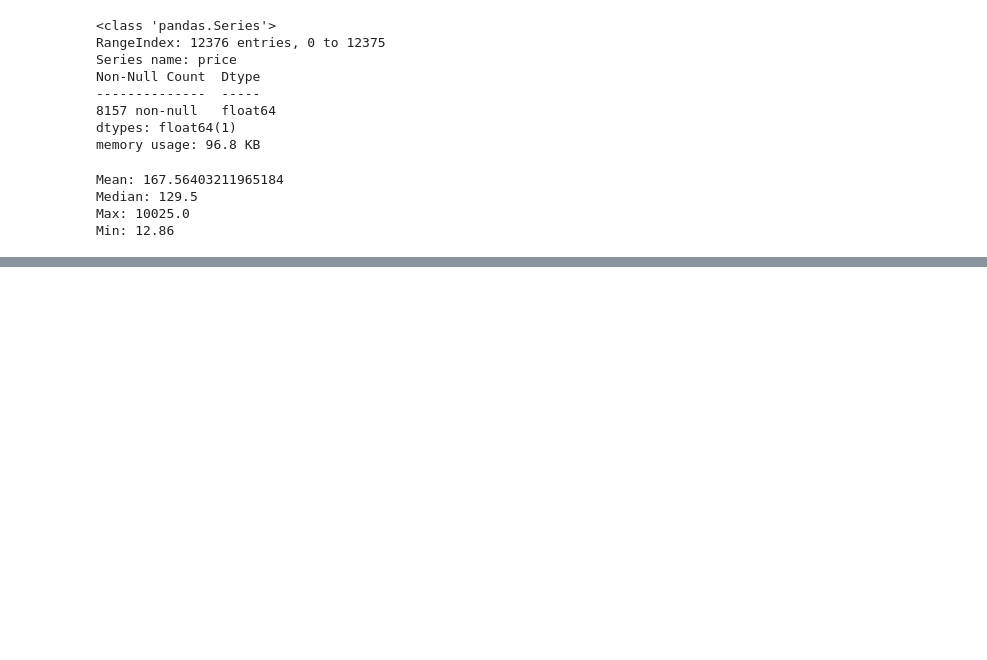
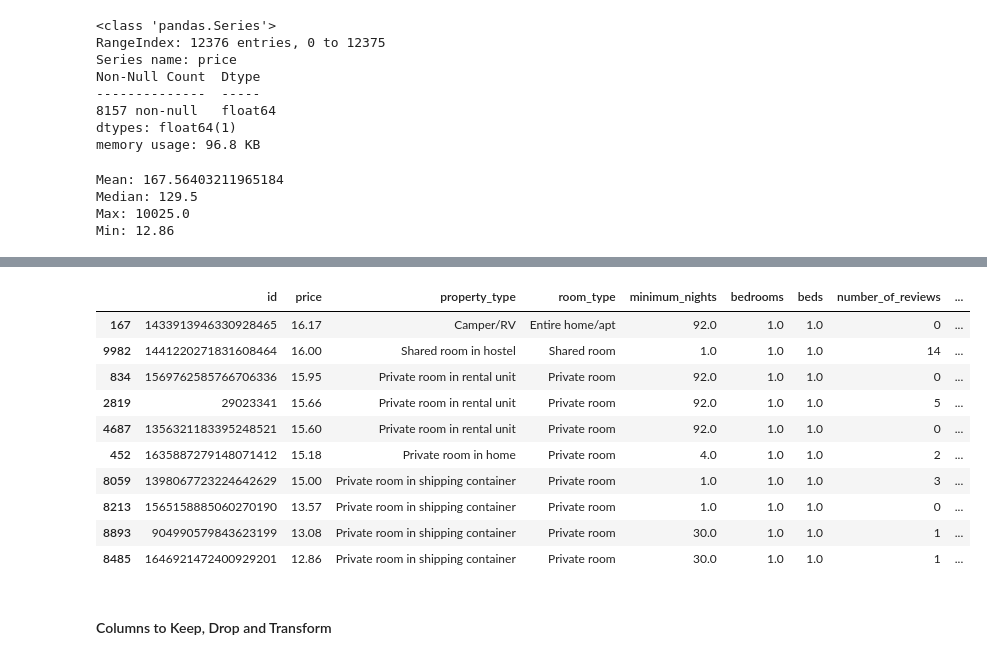
Before and after one commit to admcesareniccolo/airbnb-berlin, a Jupyter notebook: notebooks/01_exploration.ipynb, the cells around one changed output, grey strips where cells are left out. Cells and saved outputs as stored; diff of their text form; code cells hidden in the pictures; blank space fills up the shorter version.

```diff
--- a/notebooks/01_exploration.ipynb
+++ b/notebooks/01_exploration.ipynb
@@ -193,0 +186,17 @@ Name: price, dtype: float64
+# %%
+# checking the bottom 10 listings by price
+listings[listings['price'].isin(bottom_10)][['id', 'price', 'property_type', 'room_type', 'minimum_nights', 'bedrooms', 'beds', 'number_of_reviews', 'estimated_occupancy_l365d', 'estimated_revenue_l365d', 'review_scores_rating', 'amenities']].sort_values(by='price', ascending=False)
+# %% [output]
+|  | id | price | property_type | room_type | minimum_nights | bedrooms | beds | number_of_reviews | ... |
+| 167 | 1433913946330928465 | 16.17 | Camper/RV | Entire home/apt | 92.0 | 1.0 | 1.0 | 0 | ... |
+| 9982 | 1441220271831608464 | 16.00 | Shared room in hostel | Shared room | 1.0 | 1.0 | 1.0 | 14 | ... |
+| 834 | 1569762585766706336 | 15.95 | Private room in rental unit | Private room | 92.0 | 1.0 | 1.0 | 0 | ... |
+| 2819 | 29023341 | 15.66 | Private room in rental unit | Private room | 92.0 | 1.0 | 1.0 | 5 | ... |
+| 4687 | 1356321183395248521 | 15.60 | Private room in rental unit | Private room | 92.0 | 1.0 | 1.0 | 0 | ... |
+| 452 | 1635887279148071412 | 15.18 | Private room in home | Private room | 4.0 | 1.0 | 1.0 | 2 | ... |
+| 8059 | 1398067723224642629 | 15.00 | Private room in shipping container | Private room | 1.0 | 1.0 | 1.0 | 3 | ... |
+| 8213 | 1565158885060270190 | 13.57 | Private room in shipping container | Private room | 1.0 | 1.0 | 1.0 | 0 | ... |
+| 8893 | 904990579843623199 | 13.08 | Private room in shipping container | Private room | 30.0 | 1.0 | 1.0 | 1 | ... |
+| 8485 | 1646921472400929201 | 12.86 | Private room in shipping container | Private room | 30.0 | 1.0 | 1.0 | 1 | ... |
+# %% [markdown]
+#### Columns to Keep, Drop and Transform
```
Also changed, not shown: parts of 18 cells of this notebook, 1 other file.
